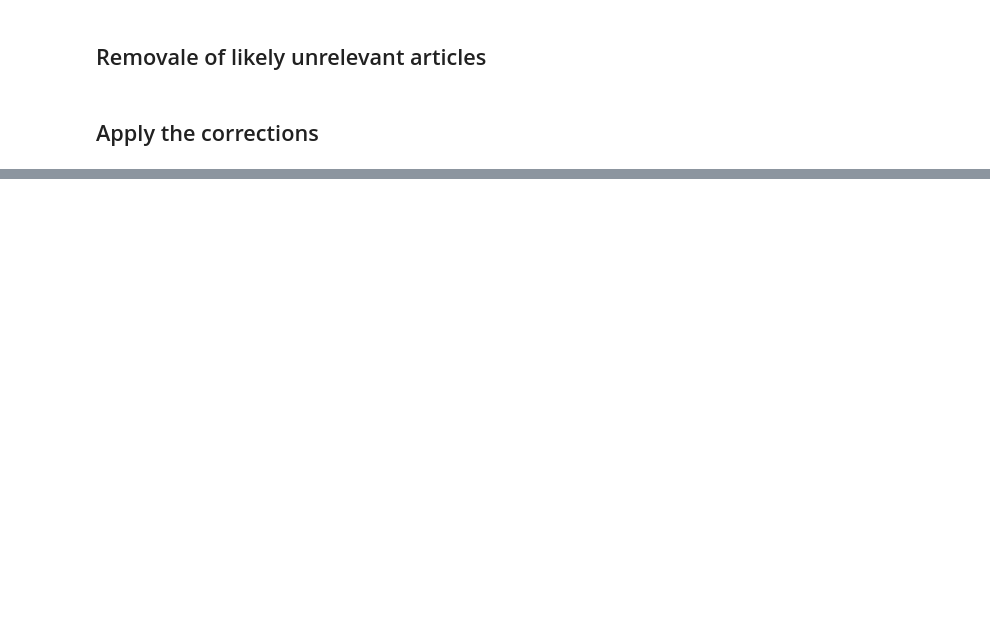
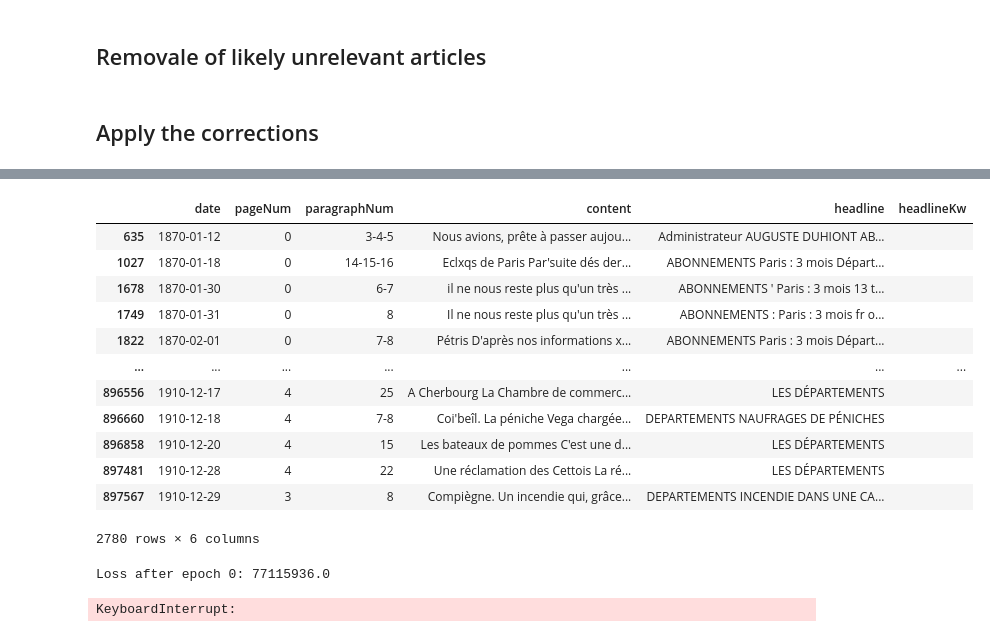
Before and after one commit to GuilhemSicard/Future-Anxiety, a Jupyter notebook: DataCleaning.ipynb, the cells around one changed output, grey strips where cells are left out. Saved outputs shown, nothing was run; the diff lists cells and outputs as text; code cells hidden in the pictures; blank space fills up the shorter version.

```diff
--- a/DataCleaning.ipynb
+++ b/DataCleaning.ipynb
@@ -1112,0 +1177,68 @@ doc_bin.to_disk("data/le_figaro.spacy")
+# %%
+textDf[textDf['headline'].str.lower().apply(lambda x : ('departements' in unidecode(x)))]
+# %% [output]
+|  | date | pageNum | paragraphNum | content | headline | headlineKw |
+| 635 | 1870-01-12 | 0 | 3-4-5 | Nous avions, prête à passer aujou... | Administrateur AUGUSTE DUHIONT AB... |  |
+| 1027 | 1870-01-18 | 0 | 14-15-16 | Eclxqs de Paris Par'suite dés der... | ABONNEMENTS Paris : 3 mois Départ... |  |
+| 1678 | 1870-01-30 | 0 | 6-7 | il ne nous reste plus qu'un très ... | ABONNEMENTS ' Paris : 3 mois 13 t... |  |
+| 1749 | 1870-01-31 | 0 | 8 | Il ne nous reste plus qu'un très ... | ABONNEMENTS : Paris : 3 mois fr o... |  |
+| 1822 | 1870-02-01 | 0 | 7-8 | Pétris D'après nos informations x... | ABONNEMENTS Paris : 3 mois Départ... |  |
+| ... | ... | ... | ... | ... | ... | ... |
+| 896556 | 1910-12-17 | 4 | 25 | A Cherbourg La Chambre de commerc... | LES DÉPARTEMENTS |  |
+| 896660 | 1910-12-18 | 4 | 7-8 | Coi'beîl. La péniche Vega chargée... | DEPARTEMENTS NAUFRAGES DE PÉNICHES |  |
+| 896858 | 1910-12-20 | 4 | 15 | Les bateaux de pommes C'est une d... | LES DÉPARTEMENTS |  |
+| 897481 | 1910-12-28 | 4 | 22 | Une réclamation des Cettois La ré... | LES DÉPARTEMENTS |  |
+| 897567 | 1910-12-29 | 3 | 8 | Compiègne. Un incendie qui, grâce... | DEPARTEMENTS INCENDIE DANS UNE CA... |  |
+2780 rows × 6 columns
+# %%
+class callback(CallbackAny2Vec):
+    """
+    Callback to print loss after each epoch
+    """
+    def __init__(self):
+        self.epoch = 0
+        self.losses = []
+
+    def on_epoch_end(self, model):
+        loss = model.get_latest_training_loss()
+        self.losses.append(loss if (self.epoch == 0) else loss-self.loss_previous_step)
+        print('Loss after epoch {}: {}'.format(self.epoch, self.losses[-1]))
+        self.epoch += 1
+        self.loss_previous_step = loss
+
+# set space between word and punctuation
+textDf['raw_article'] = textDf.content.str.replace('(?<=\w)(?=[\!,\.:;\?]\W)',' ',regex=True)
+textDf['raw_article'] = textDf.raw_article.str.replace('(?<=\W[\!,\.:;\?])(?=\w)',' ',regex=True)
+
+# uniformize digits
+textDf['raw_article'] = (' '+textDf.raw_article+' ').str.replace('\d','$',regex=True)
+textDf = textDf[textDf['raw_article'].apply(len)>50].copy()
+
+raw_articles = textDf['raw_article'].str.split().tolist()
+bigram = Phrases(raw_articles, min_count=25, threshold=10)
+bigram_mod = Phraser(bigram)
+raw_articles = list(bigram_mod[raw_articles])
+trigram = Phrases(raw_articles, min_count=20, threshold=10)
+trigram_mod = Phraser(bigram)
+raw_articles = list(trigram_mod[raw_articles])
+textDf["nGram"] = raw_articles
+textDf["nGram"] = textDf["nGram"].apply(' '.join)
+textDf.to_csv('data/le_figaro_word2vec.csv',index=False)
+
+cb = callback()
+model = Word2Vec(sentences  = raw_articles,
+                 vector_size = 256,
+                 window = 10,
+                 min_count = 10,
+                 sample = 1e-4,
+                 sg = 1,
+                 hs=0,
+                 negative = 15,
+                 epochs = 15,
+                 workers = 25,
+                 callbacks = [cb],
+                 compute_loss = True)
+model.save("models/embeddings/Word2Vec_WSD.model")
+# %% [output]
+Loss after epoch 0: 77115936.0
+KeyboardInterrupt:
```
Also changed, not shown: parts of 49 cells of this notebook, 3 other files.
